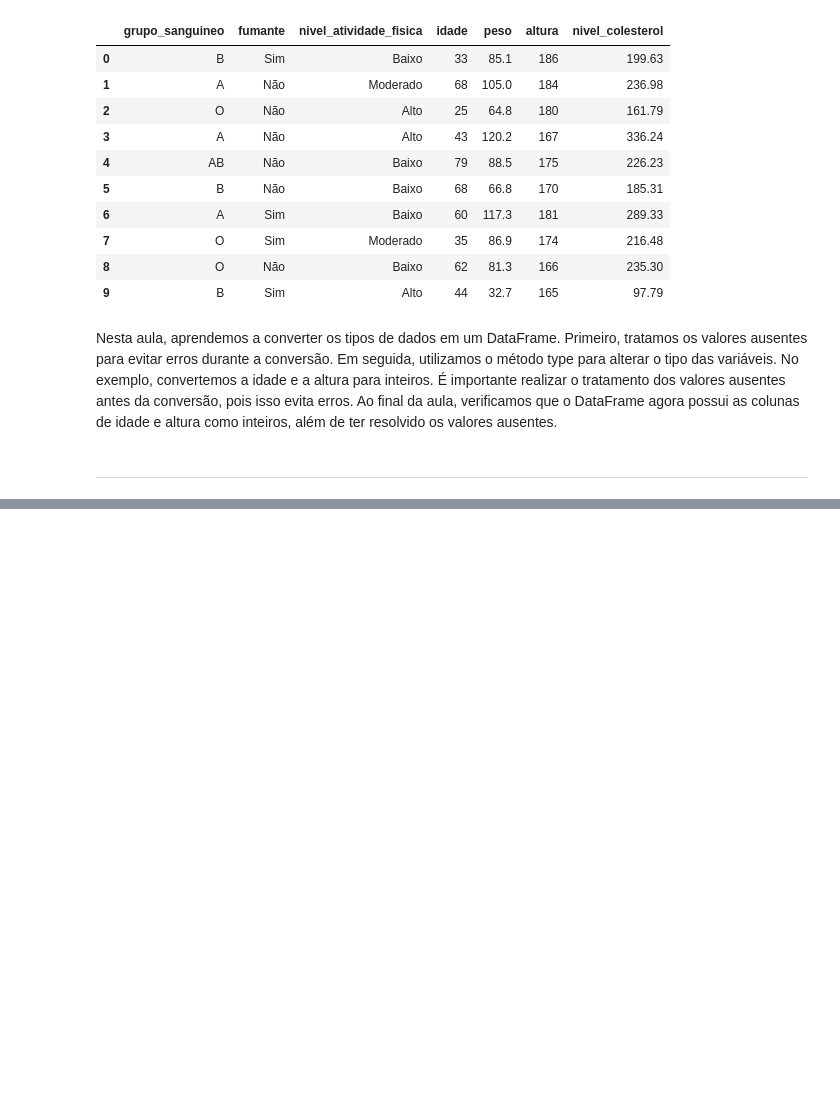
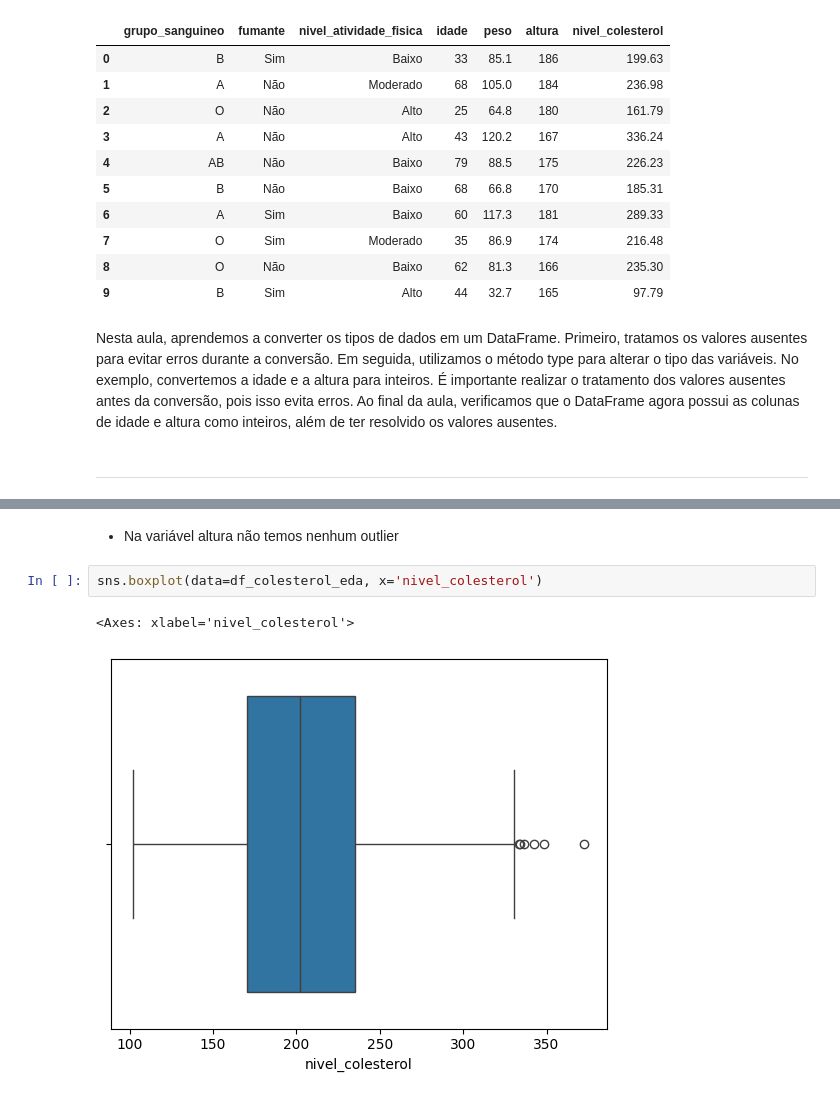
Before and after one commit to VictorGianelli/Algoritmos_Supervisionados_-_Regressao_Linear_Multipla_-_Modelo_Colesterol, a Jupyter notebook: modelo_colesterol.ipynb, the cells around one changed output, grey strips where cells are left out. Saved outputs shown, nothing was run; the diff lists cells and outputs as text; blank space fills up the shorter version.

```diff
--- a/modelo_colesterol.ipynb
+++ b/modelo_colesterol.ipynb
@@ -174,0 +208,7 @@ ______________________________________________________________
+# %% [markdown]
+- Na variável altura não temos nenhum outlier
+# %%
+sns.boxplot(data=df_colesterol_eda, x='nivel_colesterol')
+# %% [output]
+<Axes: xlabel='nivel_colesterol'>
+[figure, added]
```
Also changed, not shown: parts of 10 cells of this notebook.
